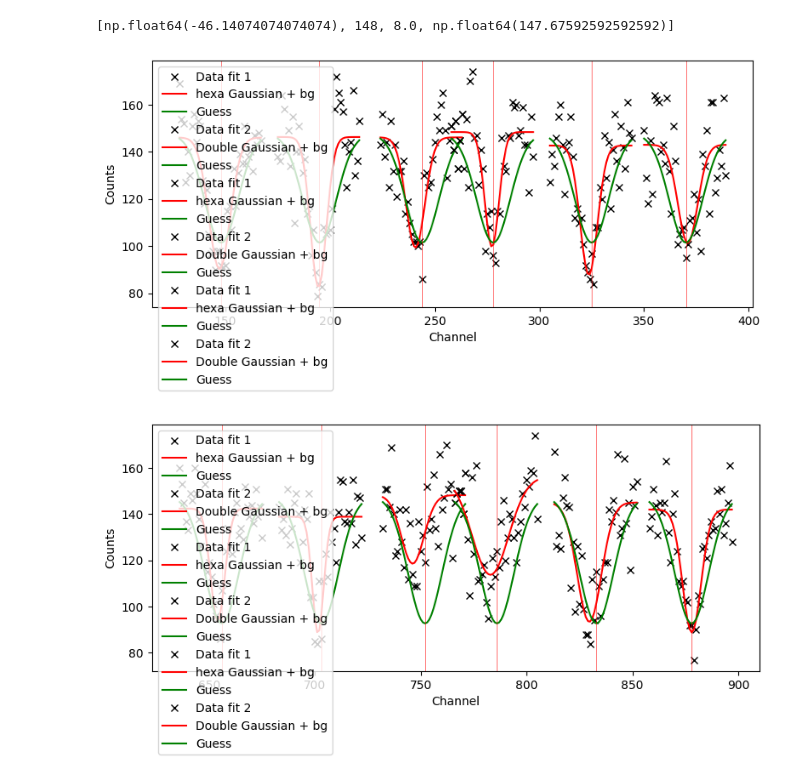
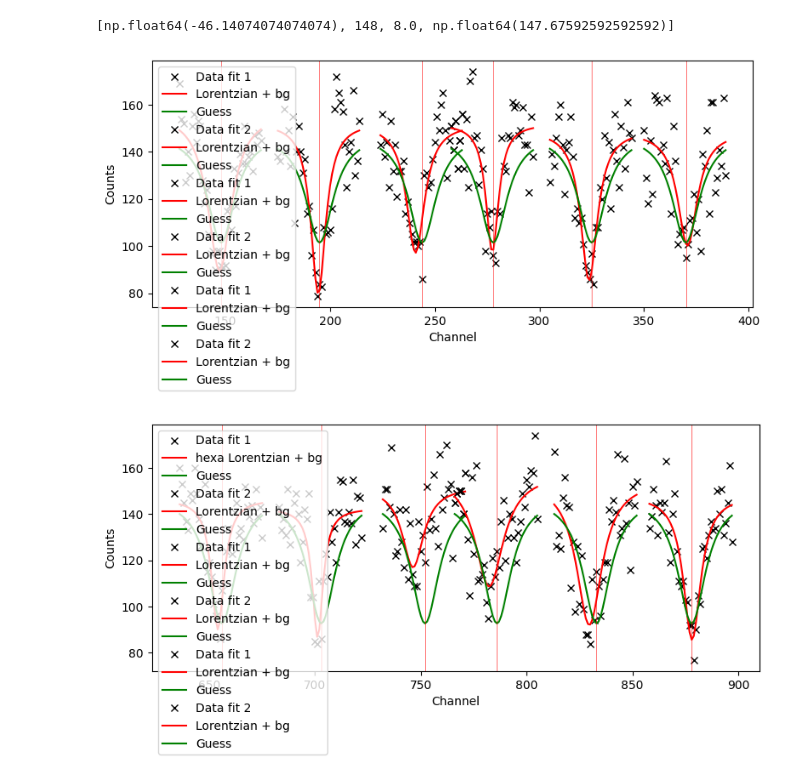
Before and after one commit to thexwon/P4, a Jupyter notebook: Mößbauer Effect/moessbauer_iron_hypersplit.ipynb, the cells around one changed output. Saved outputs shown, nothing was run; the diff lists cells and outputs as text; code cells hidden in the pictures.

```diff
--- a/Mößbauer Effect/moessbauer_iron_hypersplit.ipynb
+++ b/Mößbauer Effect/moessbauer_iron_hypersplit.ipynb
@@ -346,20 +346,18 @@ Background sigma: 11.867465090698817
 # %%
 from scipy.optimize import curve_fit
 
-
+'''
 def gauss_bg(x, A1, x01, sigma1, c):
-    """
-    Two Gaussians on a linear background.
-    A1, A2: amplitudes (negative for absorption)
-    x01, x02: centers
-    sigma1, sigma2: widths (sigma)
-    m, c: background slope and intercept
-    """
-
-
     g1 = A1 * np.exp(-(x - x01)**2 / (2 * sigma1**2))
     bg = c
     return g1 + bg
+
+'''
+
+def gauss_bg(x, A1, x01, gamma1, c): #loretzian
+    l1 = A1 * gamma1**2 / ((x - x01)**2 + gamma1**2)
+    bg = c
+    return l1 + bg
 # %%
 # Fit regions
 # fit1_low, fit1_high = 150, 350
@@ -503,22 +501,22 @@ y6_guess = gauss_bg(x6, *p0_6)
 
 plt.figure(figsize=(8, 4))
 plt.plot(x1, y1, 'kx', label='Data fit 1')
-plt.plot(x1, y1_fit, 'r-', label='hexa Gaussian + bg')
+plt.plot(x1, y1_fit, 'r-', label='Lorentzian + bg')
 plt.plot(x1, y1_guess, 'g-', label='Guess')
 plt.plot(x2, y2, 'kx', label='Data fit 2')
-plt.plot(x2, y2_fit, 'r-', label='Double Gaussian + bg')
+plt.plot(x2, y2_fit, 'r-', label='Lorentzian + bg')
 plt.plot(x2, y2_guess, 'g-', label='Guess')
 plt.plot(x3, y3, 'kx', label='Data fit 1')
-plt.plot(x3, y3_fit, 'r-', label='hexa Gaussian + bg')
+plt.plot(x3, y3_fit, 'r-', label='Lorentzian + bg')
 plt.plot(x3, y3_guess, 'g-', label='Guess')
 plt.plot(x4, y4, 'kx', label='Data fit 2')
-plt.plot(x4, y4_fit, 'r-', label='Double Gaussian + bg')
+plt.plot(x4, y4_fit, 'r-', label='Lorentzian + bg')
 plt.plot(x4, y4_guess, 'g-', label='Guess')
 plt.plot(x5, y5, 'kx', label='Data fit 1')
-plt.plot(x5, y5_fit, 'r-', label='hexa Gaussian + bg')
+plt.plot(x5, y5_fit, 'r-', label='Lorentzian + bg')
 plt.plot(x5, y5_guess, 'g-', label='Guess')
 plt.plot(x6, y6, 'kx', label='Data fit 2')
-plt.plot(x6, y6_fit, 'r-', label='Double Gaussian + bg')
+plt.plot(x6, y6_fit, 'r-', label='Lorentzian + bg')
 plt.plot(x6, y6_guess, 'g-', label='Guess')
 
 plt.axvline(peak1_a, color = 'red', linewidth = 0.4)
@@ -550,41 +548,41 @@ y12_fit = gauss_bg(x12, *popt12)
 y12_guess = gauss_bg(x12, *p0_12)
 
 plt.figure(figsize=(8, 4))
 plt.plot(x7, y7, 'kx', label='Data fit 1')
-plt.plot(x7, y7_fit, 'r-', label='hexa Gaussian + bg')
+plt.plot(x7, y7_fit, 'r-', label='hexa Lorentzian + bg')
 plt.plot(x7, y7_guess, 'g-', label='Guess')
 plt.plot(x8, y8, 'kx', label='Data fit 2')
-plt.plot(x8, y8_fit, 'r-', label='Double Gaussian + bg')
+plt.plot(x8, y8_fit, 'r-', label='Lorentzian + bg')
 plt.plot(x8, y8_guess, 'g-', label='Guess')
 plt.plot(x9, y9, 'kx', label='Data fit 1')
-plt.plot(x9, y9_fit, 'r-', label='hexa Gaussian + bg')
+plt.plot(x9, y9_fit, 'r-', label='Lorentzian + bg')
 plt.plot(x9, y9_guess, 'g-', label='Guess')
 plt.plot(x10, y10, 'kx', label='Data fit 2')
-plt.plot(x10, y10_fit, 'r-', label='Double Gaussian + bg')
+plt.plot(x10, y10_fit, 'r-', label='Lorentzian + bg')
 plt.plot(x10, y10_guess, 'g-', label='Guess')
 plt.plot(x11, y11, 'kx', label='Data fit 1')
-plt.plot(x11, y11_fit, 'r-', label='hexa Gaussian + bg')
+plt.plot(x11, y11_fit, 'r-', label='Lorentzian + bg')
 plt.plot(x11, y11_guess, 'g-', label='Guess')
 plt.plot(x12, y12, 'kx', label='Data fit 2')
-plt.plot(x12, y12_fit, 'r-', label='Double Gaussian + bg')
+plt.plot(x12, y12_fit, 'r-', label='Lorentzian + bg')
 plt.plot(x12, y12_guess, 'g-', label='Guess')
 
 
 plt.axvline(peak2_a, color = 'red', linewidth = 0.4)
 plt.axvline(peak2_b, color = 'red', linewidth = 0.4)
 plt.axvline(peak2_c, color = 'red', linewidth = 0.4)
 plt.axvline(peak2_d, color = 'red', linewidth = 0.4)
 plt.axvline(peak2_e, color = 'red', linewidth = 0.4)
 plt.axvline(peak2_f, color = 'red', linewidth = 0.4)
 plt.xlabel('Channel')
 plt.ylabel('Counts')
 plt.legend()
 plt.tight_layout()
 plt.savefig('iron_fit2.png')
 plt.show()
 # %% [output]
-[figure, old version]
+[figure, new version]
-[figure, old version]
+[figure, new version]
 # %%
 
 
```
Also changed, not shown: parts of 9 cells of this notebook, 9 other files.
